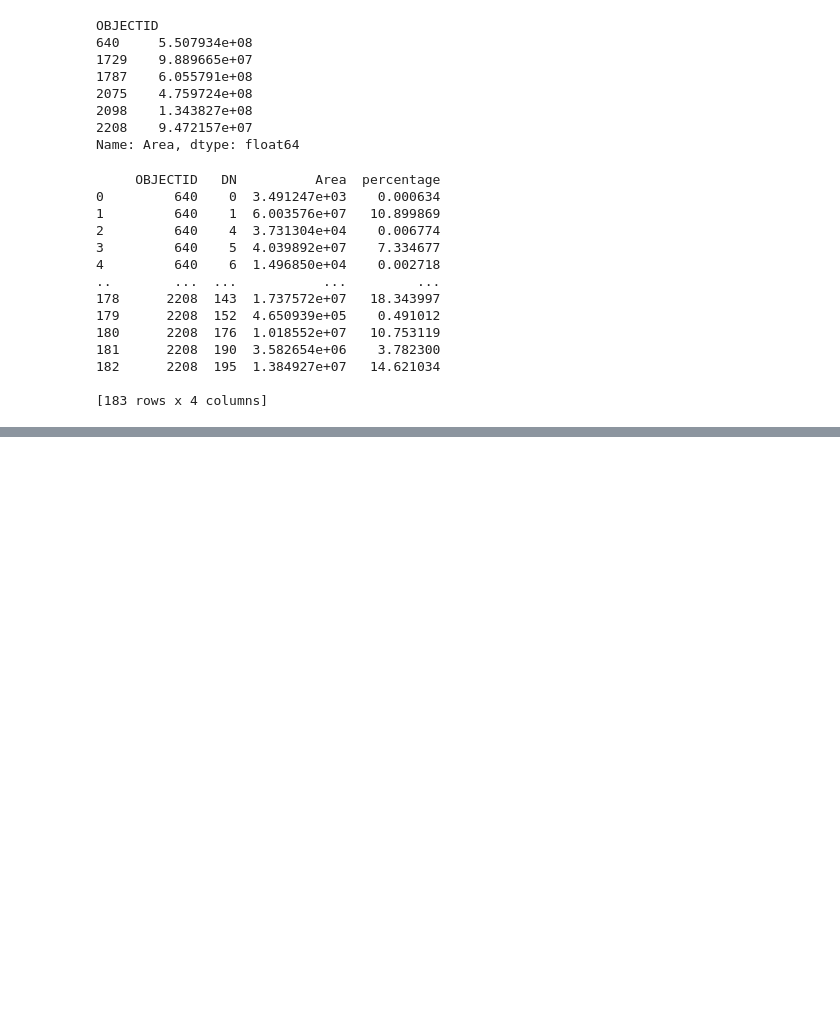
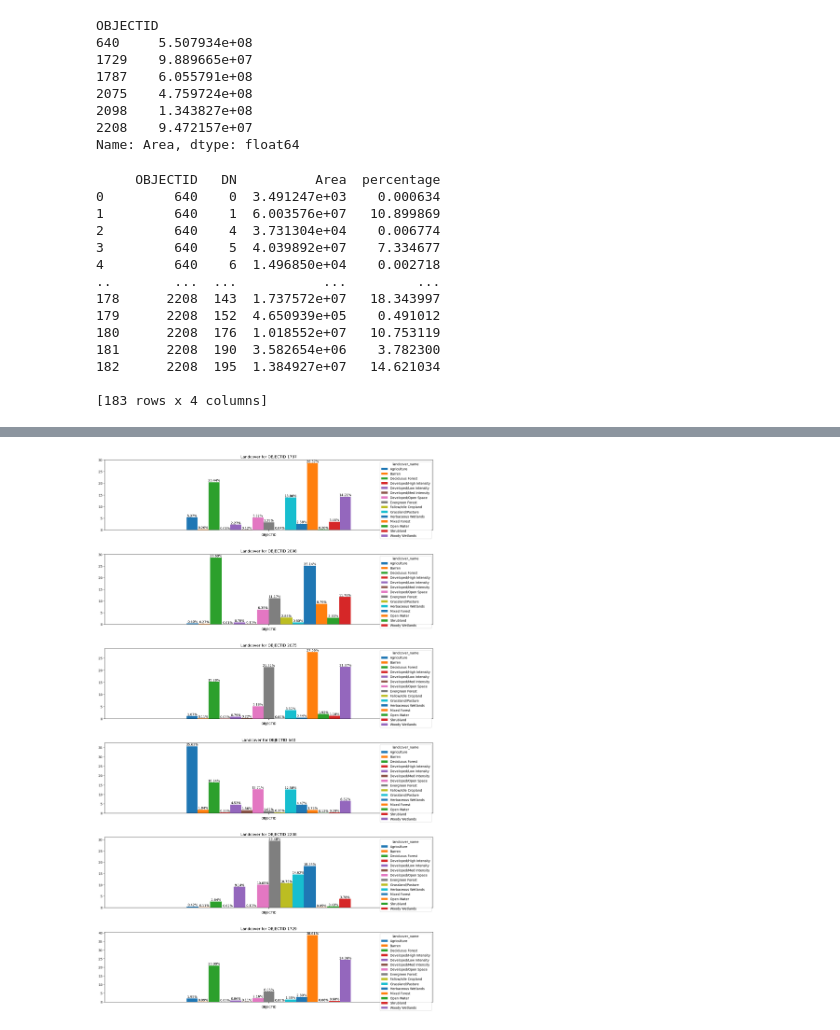
Before and after one commit to Cam-B33/Watershed_Landuse_Calculations, a Jupyter notebook: Landuse_calculation.ipynb, the cells around one changed output, grey strips where cells are left out. Drawn from its saved outputs; the diff is of its cells as text; code cells hidden in the pictures; blank space fills up the shorter version.

```diff
--- a/Landuse_calculation.ipynb
+++ b/Landuse_calculation.ipynb
@@ -139,0 +171,59 @@ plt.show()
+# %%
+import contextily as ctx
+
+# Plot the data
+ax = df.plot(figsize=(10, 10), alpha=0.5, edgecolor='k')
+
+# Add basemap
+ctx.add_basemap(ax, source=ctx.providers.CartoDB.Positron)
+
+# Plot the OBJECTID
+for idx, row in df.iterrows():
+    ax.annotate(row['OBJECTID'], (row.geometry.centroid.x, row.geometry.centroid.y), color='red')
+
+# Remove axis
+ax.axis('off')
+
+plt.show()
+# %%
+import matplotlib.pyplot as plt
+
+# Group by OBJECTID and landcover_name and sum the areas
+grouped = df.groupby(['OBJECTID', 'landcover_name'])['Area'].sum().reset_index()
+
+# Calculate the total area for each OBJECTID
+total_area = df.groupby('OBJECTID')['Area'].sum()
+
+# Calculate the percentage area for each landcover_name
+grouped['percentage'] = grouped.apply(lambda row: (row['Area'] / total_area[row['OBJECTID']]) * 100, axis=1)
+
+# Create a 1 x 6 panel plot
+fig, axs = plt.subplots(6, 1, figsize=(15, 25))
+
+# Iterate over the subplots and plot each bar chart
+for i, ax in enumerate(axs):
+    # Filter the data for the current OBJECTID
+    obj_id = df['OBJECTID'].unique()[i]
+    data = grouped[grouped['OBJECTID'] == obj_id]
+
+    # Pivot the data and create a bar chart
+    pivot_data = data.pivot(index='OBJECTID', columns='landcover_name', values='percentage')
+    pivot_data.plot(kind='bar', ax=ax, legend=True)  # Include the legend
+
+    # Set the title for each subplot
+    ax.set_title(f'Landcover for OBJECTID {obj_id}')
+
+    # Remove x-axis labels
+    ax.set_xticklabels([])
+
+    # Add data labels
+    for p in ax.patches:
+        ax.annotate(f'{p.get_height():.2f}%', (p.get_x() + p.get_width() / 2, p.get_height()), ha='center', va='bottom')
+
+# Adjust the spacing between subplots
+plt.tight_layout()
+
+# Show the plot
+plt.show()
+# %% [output]
+[figure, added]
```
Also changed, not shown: parts of 14 cells of this notebook.
